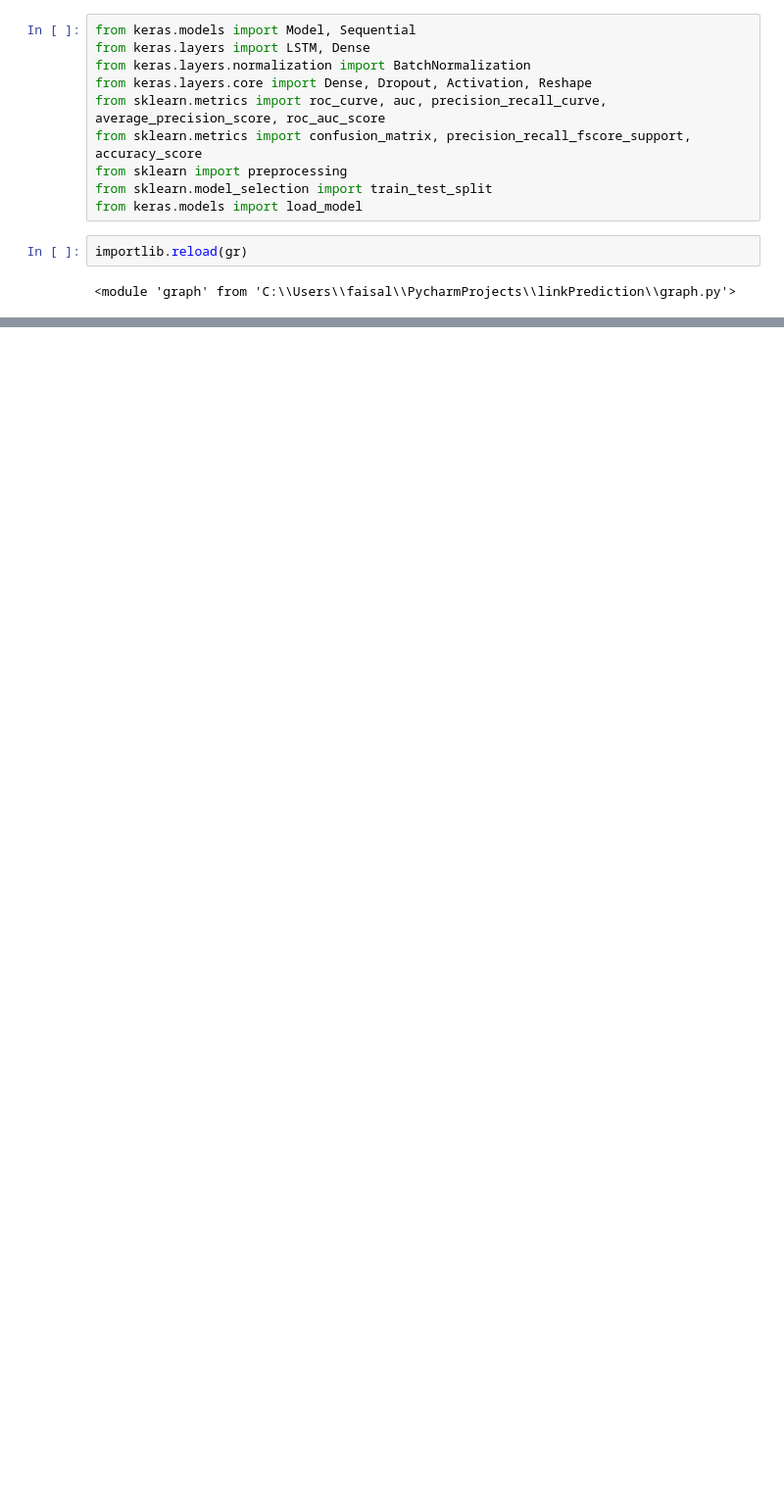
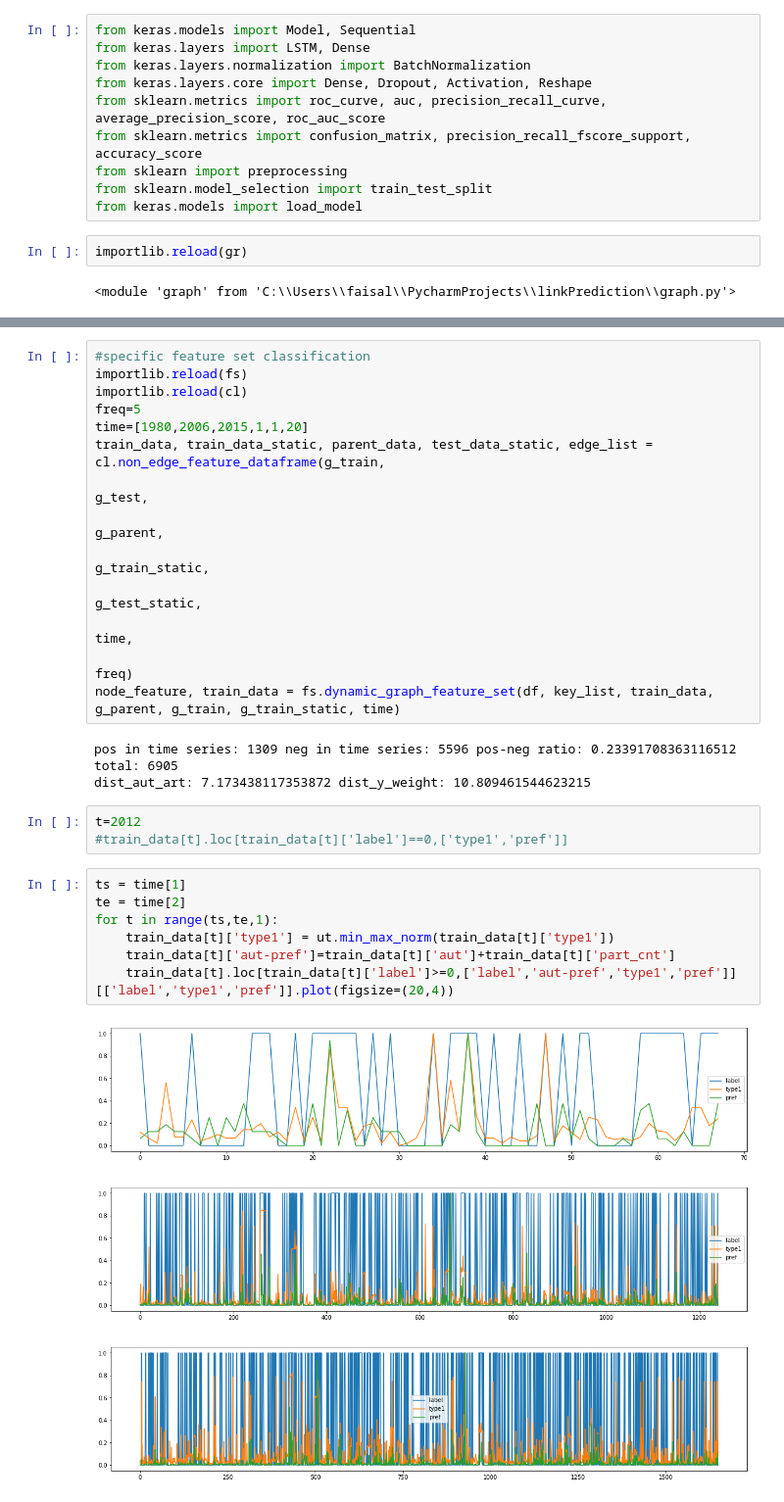
Before and after one commit to ffaisal93/linkPrediction, a Jupyter notebook: link_prediction.ipynb, the cells around one changed output, grey strips where cells are left out. Shown at 98% size. Saved outputs shown, nothing was run; the diff lists cells and outputs as text; blank space fills up the shorter version.

```diff
--- a/link_prediction.ipynb
+++ b/link_prediction.ipynb
@@ -165,0 +187,31 @@ for row in results:
+# %%
+#specific feature set classification
+importlib.reload(fs)
+importlib.reload(cl)
+freq=5
+time=[1980,2006,2015,1,1,20]
+train_data, train_data_static, parent_data, test_data_static, edge_list = cl.non_edge_feature_dataframe(g_train,
+                                                                                                         g_test,
+                                                                                                         g_parent,
+                                                                                                         g_train_static,
+                                                                                                         g_test_static,
+                                                                                                         time,
+                                                                                                         freq)
+node_feature, train_data = fs.dynamic_graph_feature_set(df, key_list, train_data, g_parent, g_train, g_train_static, time)
+# %% [output]
+pos in time series: 1309 neg in time series: 5596 pos-neg ratio: 0.23391708363116512 total: 6905
+dist_aut_art: 7.173438117353872 dist_y_weight: 10.809461544623215
+# %%
+t=2012
+#train_data[t].loc[train_data[t]['label']==0,['type1','pref']]
+# %%
+ts = time[1]
+te = time[2]
+for t in range(ts,te,1):
+    train_data[t]['type1'] = ut.min_max_norm(train_data[t]['type1'])
+    train_data[t]['aut-pref']=train_data[t]['aut']+train_data[t]['part_cnt']
+    train_data[t].loc[train_data[t]['label']>=0,['label','aut-pref','type1','pref']][['label','type1','pref']].plot(figsize=(20,4))
+# %% [output]
+[figure, added]
+[figure, added]
+[figure, added]
```
Also changed, not shown: parts of 14 cells of this notebook, 3 other files.
